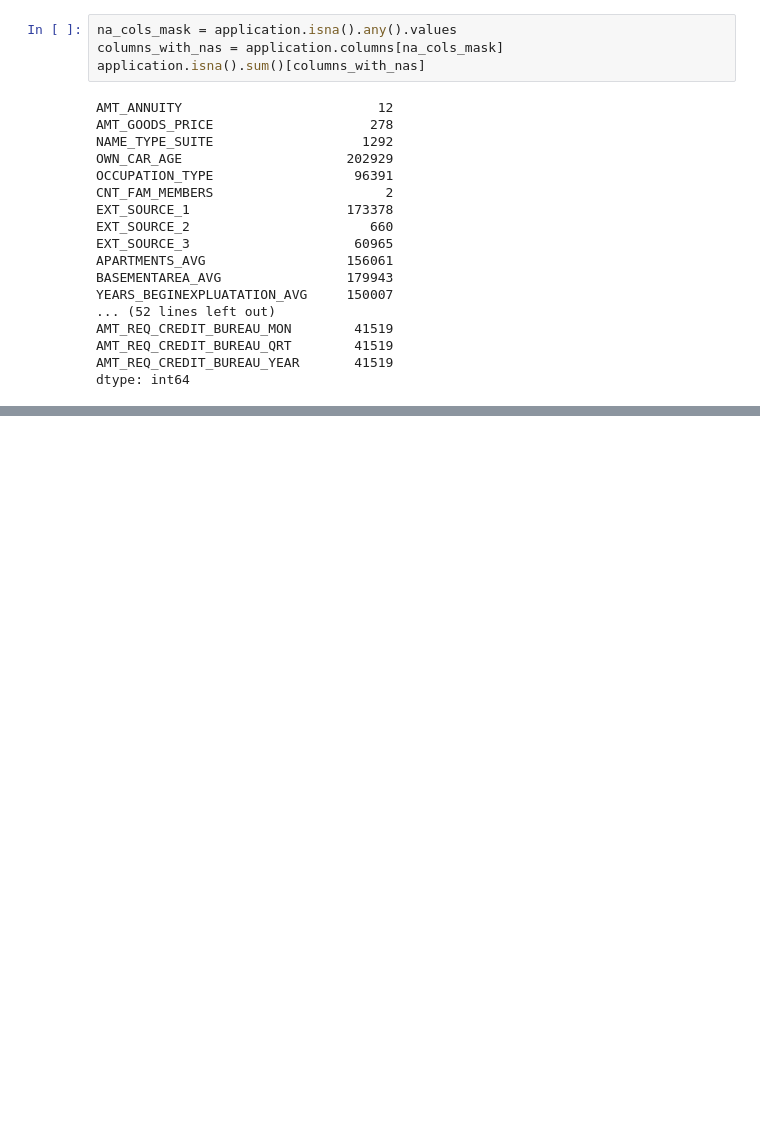
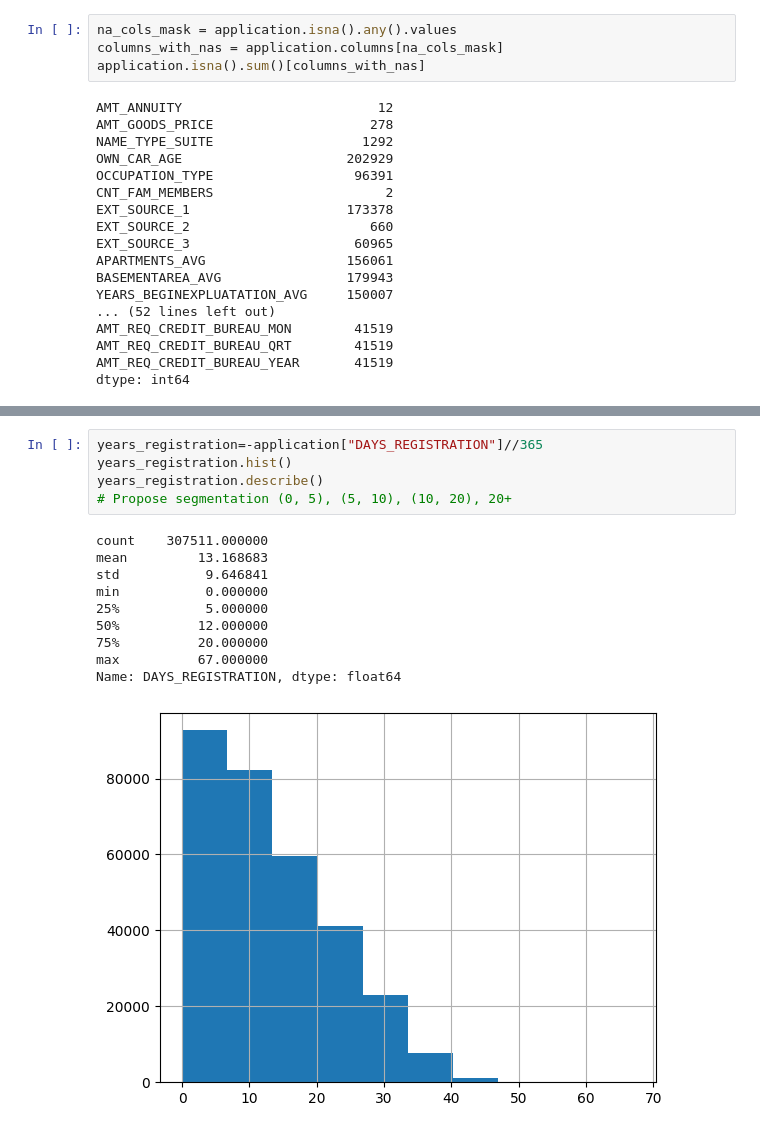
Before and after one commit to azoz01/default_prediction, a Jupyter notebook: eda/eda.ipynb, the cells around one changed output, grey strips where cells are left out. Saved outputs shown, nothing was run; the diff lists cells and outputs as text; blank space fills up the shorter version.

```diff
--- a/eda/eda.ipynb
+++ b/eda/eda.ipynb
@@ -234,0 +263,16 @@ Impute with 0:
+# %%
+years_registration=-application["DAYS_REGISTRATION"]//365
+years_registration.hist()
+years_registration.describe()
+# Propose segmentation (0, 5), (5, 10), (10, 20), 20+
+# %% [output]
+count    307511.000000
+mean         13.168683
+std           9.646841
+min           0.000000
+25%           5.000000
+50%          12.000000
+75%          20.000000
+max          67.000000
+Name: DAYS_REGISTRATION, dtype: float64
+[figure, added]
```
Also changed, not shown: parts of 3 cells of this notebook, 2 other files.
